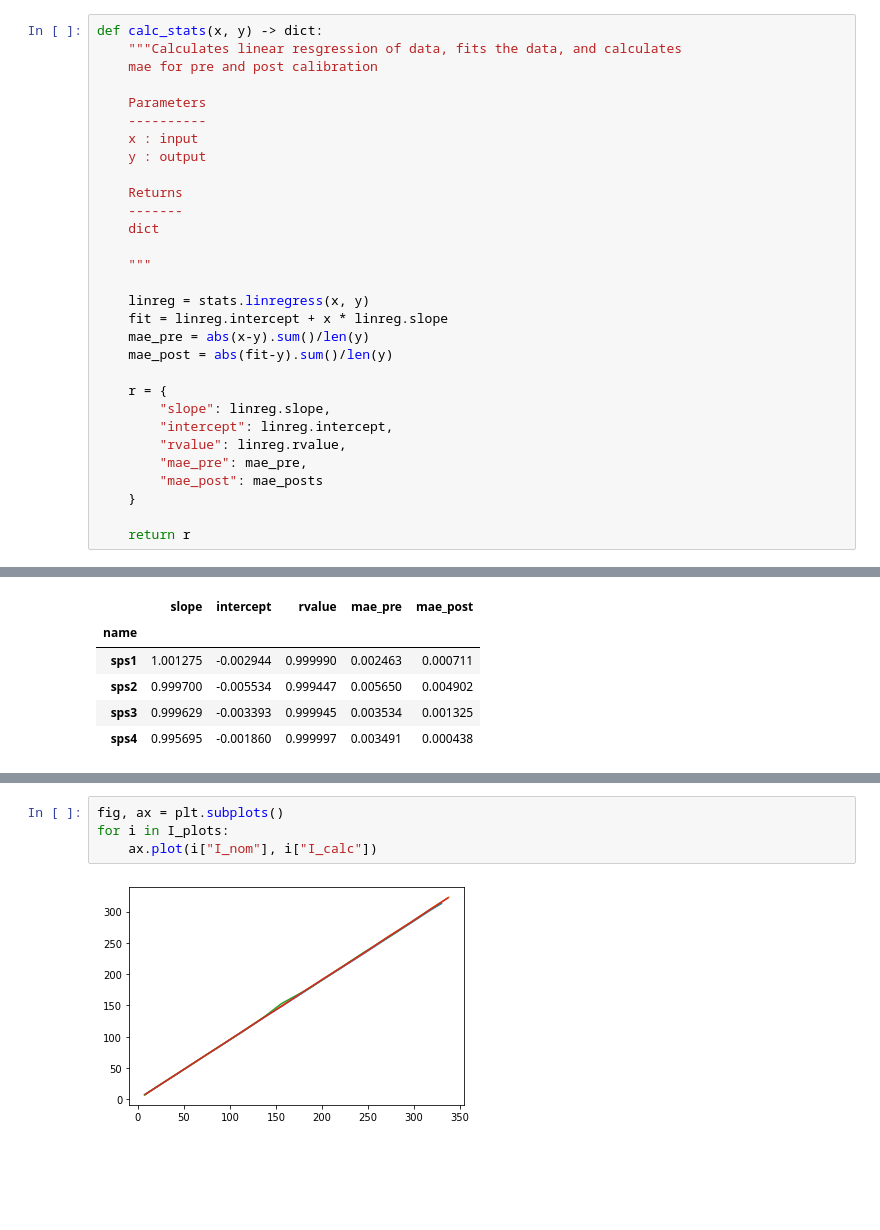
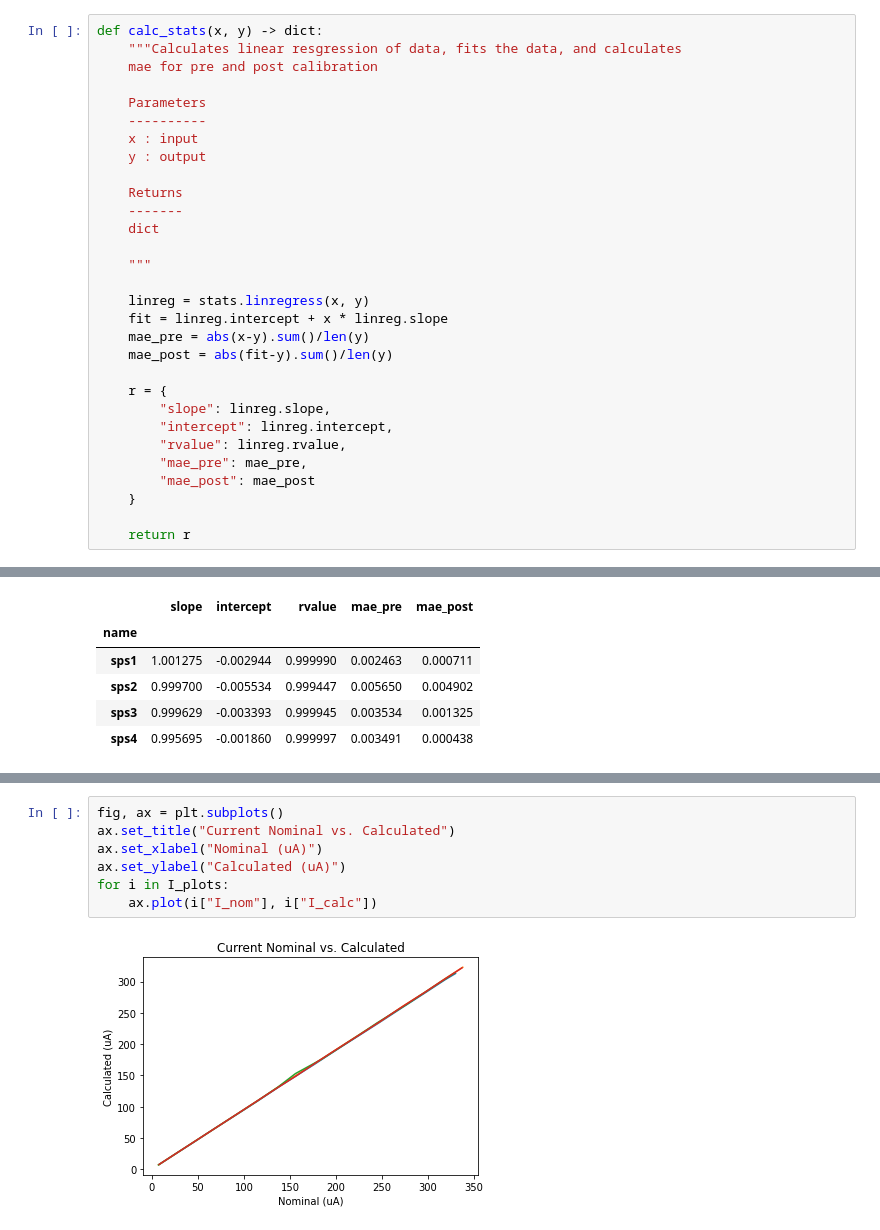
Before and after one commit to jlab-sensing/soil-power-sensor-calibration, a Jupyter notebook: calibration.ipynb, the cells around one changed output, grey strips where cells are left out. Saved outputs shown, nothing was run; the diff lists cells and outputs as text; blank space fills up the shorter version.

```diff
--- a/calibration.ipynb
+++ b/calibration.ipynb
@@ -39,7 +39,7 @@ def calc_stats(x, y) -> dict:
         "intercept": linreg.intercept,
         "rvalue": linreg.rvalue,
         "mae_pre": mae_pre,
-        "mae_post": mae_posts
+        "mae_post": mae_post
     }
 
     return r
@@ -105,6 +113,9 @@ V_stats_df.set_index('name')
 # %%
 fig, ax = plt.subplots()
+ax.set_title("Current Nominal vs. Calculated")
+ax.set_xlabel("Nominal (uA)")
+ax.set_ylabel("Calculated (uA)")
 for i in I_plots:
     ax.plot(i["I_nom"], i["I_calc"])
 # %% [output]
-[figure, old version]
+[figure, new version]
```
Also changed, not shown: parts of 5 cells of this notebook.
